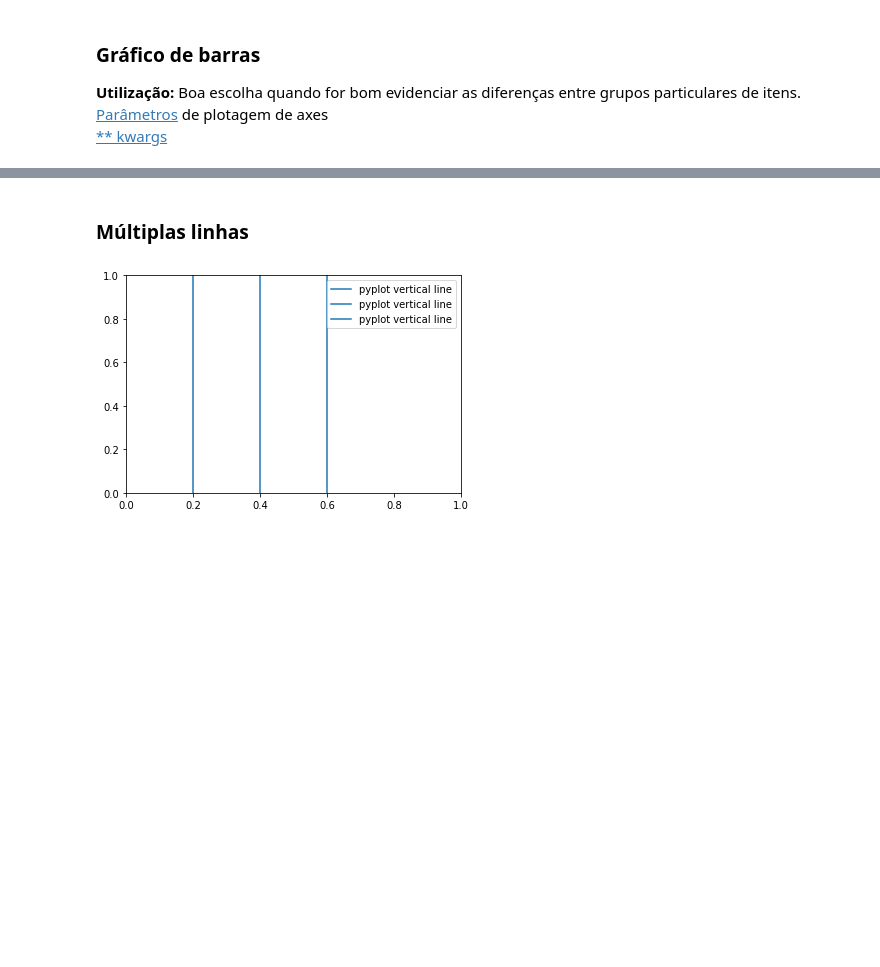
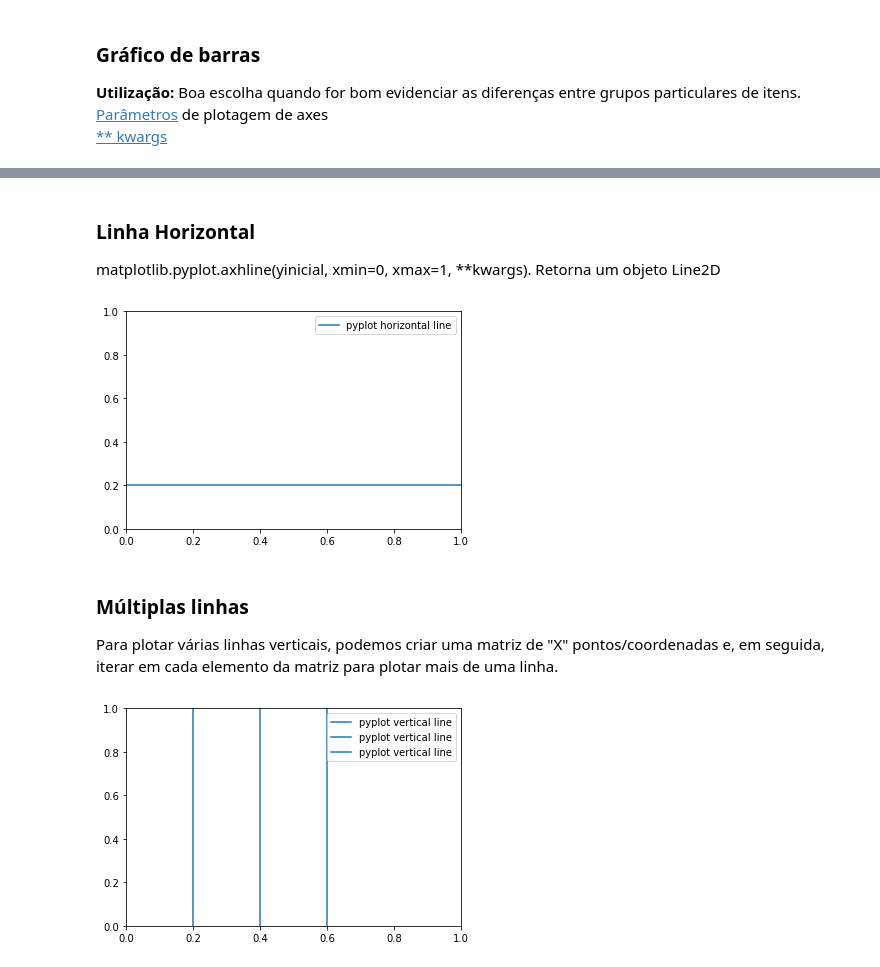
Before and after one commit to ajndantas/Treinamento-Cientista-de-Dados, a Jupyter notebook: Python Aplicado a Big Data/Aula 1 - 04032021/Matplotlib.ipynb, the cells around one changed output, grey strips where cells are left out. Saved outputs shown, nothing was run; the diff lists cells and outputs as text; code cells hidden in the pictures; blank space fills up the shorter version.

```diff
--- a/Python Aplicado a Big Data/Aula 1 - 04032021/Matplotlib.ipynb
+++ b/Python Aplicado a Big Data/Aula 1 - 04032021/Matplotlib.ipynb
@@ -355,17 +355,16 @@ plt.show () # Exibe o gráfico
+# %% [markdown]
+### Linha Horizontal
+matplotlib.pyplot.axhline(yinicial, xmin=0, xmax=1, **kwargs). Retorna um objeto Line2D
 # %%
-'''
-    Linha horizontal -> axhline
-'''
-
-#Linha horizontal O axhline () traça uma linha horizontal.
-#Sintaxe = plt.axhline (y = 0, xmin = 0, xmax = 1, ** kwargs)
-
 import matplotlib.pyplot as plt
 
 ypoints = 0.2
 plt.axhline (ypoints, 0 , 1 , label = 'pyplot horizontal line' )
 plt.legend ()
 plt.show ()
+# %% [output]
+[figure, added]
-# %% [markdown]
-### Múltiplas linhas
+# %% [markdown]
+### Múltiplas linhas
+Para plotar várias linhas verticais, podemos criar uma matriz de "X" pontos/coordenadas e, em seguida, iterar em cada elemento da matriz para plotar mais de uma linha.
 # %%
```
Also changed, not shown: parts of 9 cells of this notebook, 5 other files.
